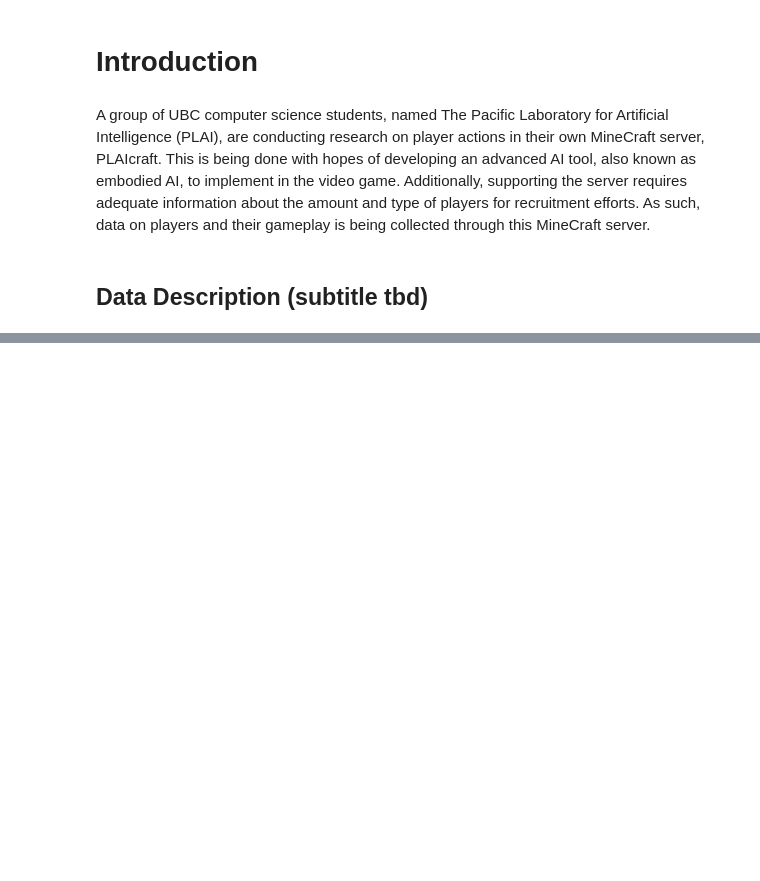
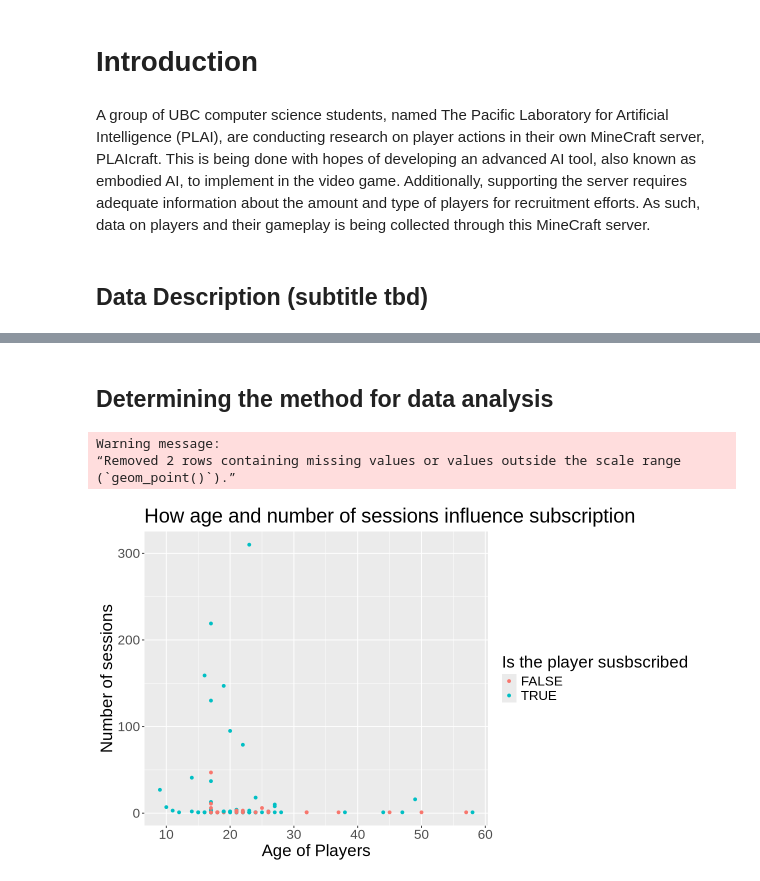
Before and after one commit to chrispy-tacos/dsci-100-project, a Jupyter notebook: dsci-g2-project.ipynb, the cells around one changed output, grey strips where cells are left out. Cells and saved outputs as stored; diff of their text form; code cells hidden in the pictures; blank space fills up the shorter version.

Commit message:
Plotted the original data to check for linearity

```diff
--- a/dsci-g2-project.ipynb
+++ b/dsci-g2-project.ipynb
@@ -59,3 +58,22 @@ A spec_tbl_df: 125 × 8
 | Amateur | FALSE | d572f391d452b76ea2d7e5e53a3d38bfd... | 0.0 | Dylan | Prefer not to say | 57 | 1 |
 | Amateur | FALSE | f19e136ddde68f365afc860c725ccff54... | 2.3 | Harlow | Male | 17 | 6 |
 | Pro | TRUE | d9473710057f7d42f36570f0be83817a4... | 0.2 | Ahmed | Other | NA | 1 |
+# %% [markdown]
+## Determining the method for data analysis
+# %%
+options(repr.plot.width=10, repr.plot.height=6)
+
+plot_of_age_vs_subscription<- ggplot(combined_data, aes(x = Age, y = session_count))+
+geom_point(aes(colour = subscribe))+
+xlab("Age of Players")+
+ylab("Number of sessions")+
+ggtitle("How age and number of sessions influence subscription")+
+labs(colour= "Is the player susbscribed")+
+theme(text = element_text(size = 20))
+
+plot_of_age_vs_subscription
+# %% [output]
+Warning message:
+“Removed 2 rows containing missing values or values outside the scale range
+(`geom_point()`).”
+[figure, added]
```
Also changed, not shown: parts of 1 cell of this notebook.
